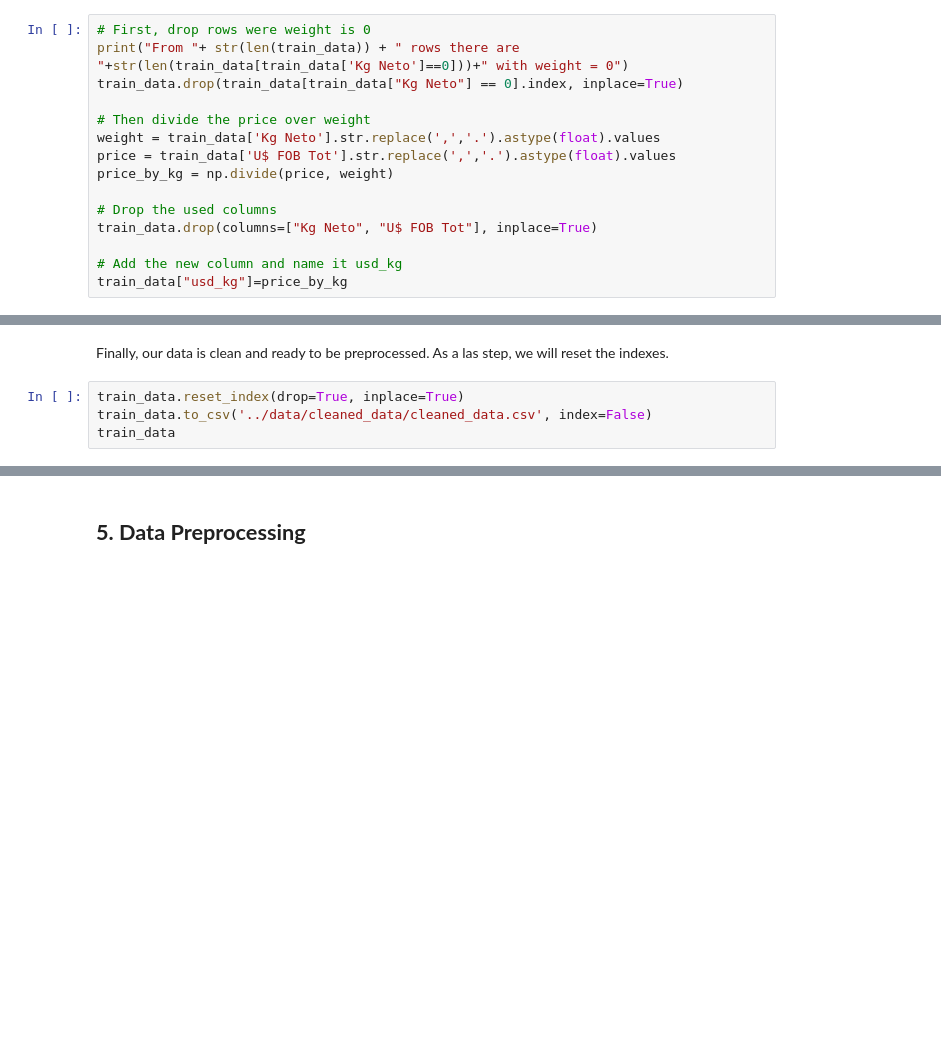
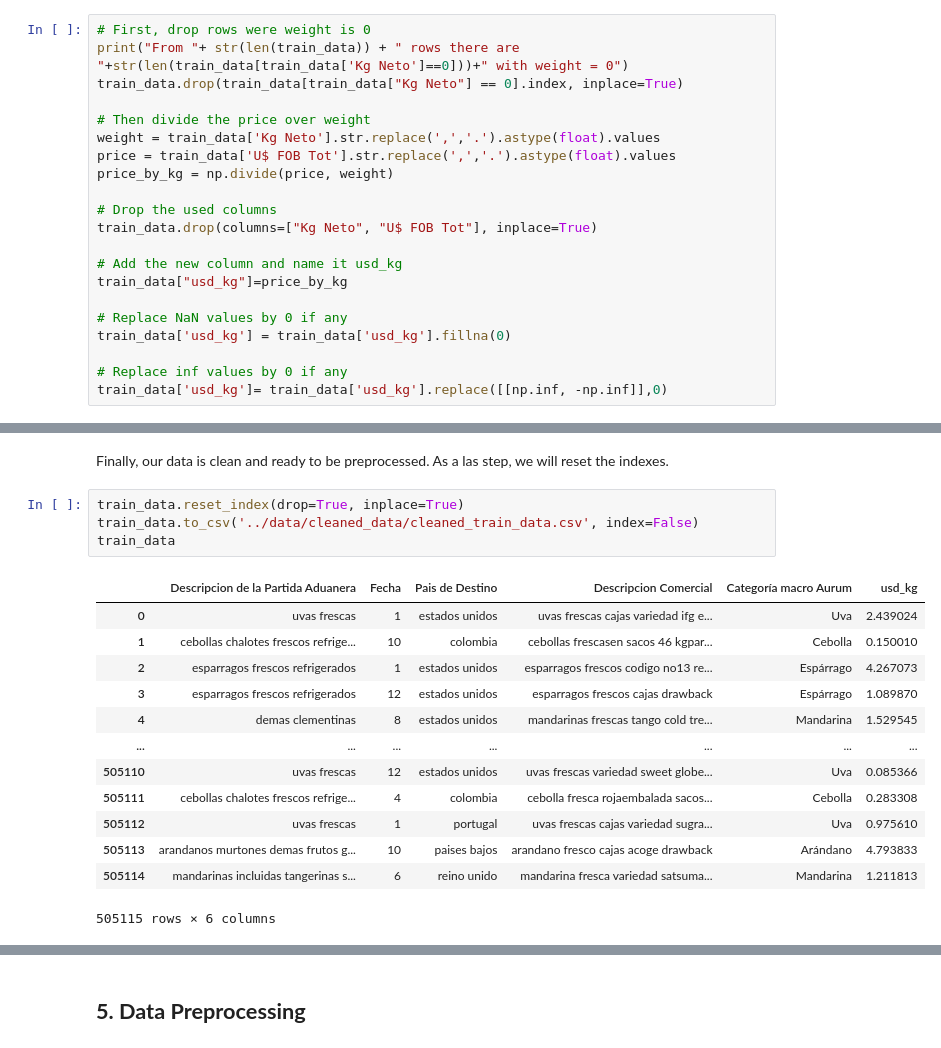
Before and after one commit to sergiopostigo/ML_Project, a Jupyter notebook: scripts/classification_script.ipynb, the cells around one changed output, grey strips where cells are left out. Cells and saved outputs as stored; diff of their text form; blank space fills up the shorter version.

```diff
--- a/scripts/classification_script.ipynb
+++ b/scripts/classification_script.ipynb
@@ -476,3 +676,9 @@ train_data.drop(columns=["Kg Neto", "U$ FOB Tot"], inplace=True)
 
 # Add the new column and name it usd_kg
 train_data["usd_kg"]=price_by_kg
+
+# Replace NaN values by 0 if any
+train_data['usd_kg'] = train_data['usd_kg'].fillna(0)
+
+# Replace inf values by 0 if any
+train_data['usd_kg']= train_data['usd_kg'].replace([[np.inf, -np.inf]],0)
@@ -555,5 +804,19 @@ This is the column to predict
 Finally, our data is clean and ready to be preprocessed. As a las step, we will reset the indexes.
 # %%
 train_data.reset_index(drop=True, inplace=True)
-train_data.to_csv('../data/cleaned_data/cleaned_data.csv', index=False)
+train_data.to_csv('../data/cleaned_data/cleaned_train_data.csv', index=False)
 train_data
+# %% [output]
+|  | Descripcion de la Partida Aduanera | Fecha | Pais de Destino | Descripcion Comercial | Categoría macro Aurum | usd_kg |
+| 0 | uvas frescas | 1 | estados unidos | uvas frescas cajas variedad ifg e... | Uva | 2.439024 |
+| 1 | cebollas chalotes frescos refrige... | 10 | colombia | cebollas frescasen sacos 46 kgpar... | Cebolla | 0.150010 |
+| 2 | esparragos frescos refrigerados | 1 | estados unidos | esparragos frescos codigo no13 re... | Espárrago | 4.267073 |
+| 3 | esparragos frescos refrigerados | 12 | estados unidos | esparragos frescos cajas drawback | Espárrago | 1.089870 |
+| 4 | demas clementinas | 8 | estados unidos | mandarinas frescas tango cold tre... | Mandarina | 1.529545 |
+| ... | ... | ... | ... | ... | ... | ... |
+| 505110 | uvas frescas | 12 | estados unidos | uvas frescas variedad sweet globe... | Uva | 0.085366 |
+| 505111 | cebollas chalotes frescos refrige... | 4 | colombia | cebolla fresca rojaembalada sacos... | Cebolla | 0.283308 |
+| 505112 | uvas frescas | 1 | portugal | uvas frescas cajas variedad sugra... | Uva | 0.975610 |
+| 505113 | arandanos murtones demas frutos g... | 10 | paises bajos | arandano fresco cajas acoge drawback | Arándano | 4.793833 |
+| 505114 | mandarinas incluidas tangerinas s... | 6 | reino unido | mandarina fresca variedad satsuma... | Mandarina | 1.211813 |
+505115 rows × 6 columns
```
Also changed, not shown: parts of 118 cells of this notebook, 2 other files.
